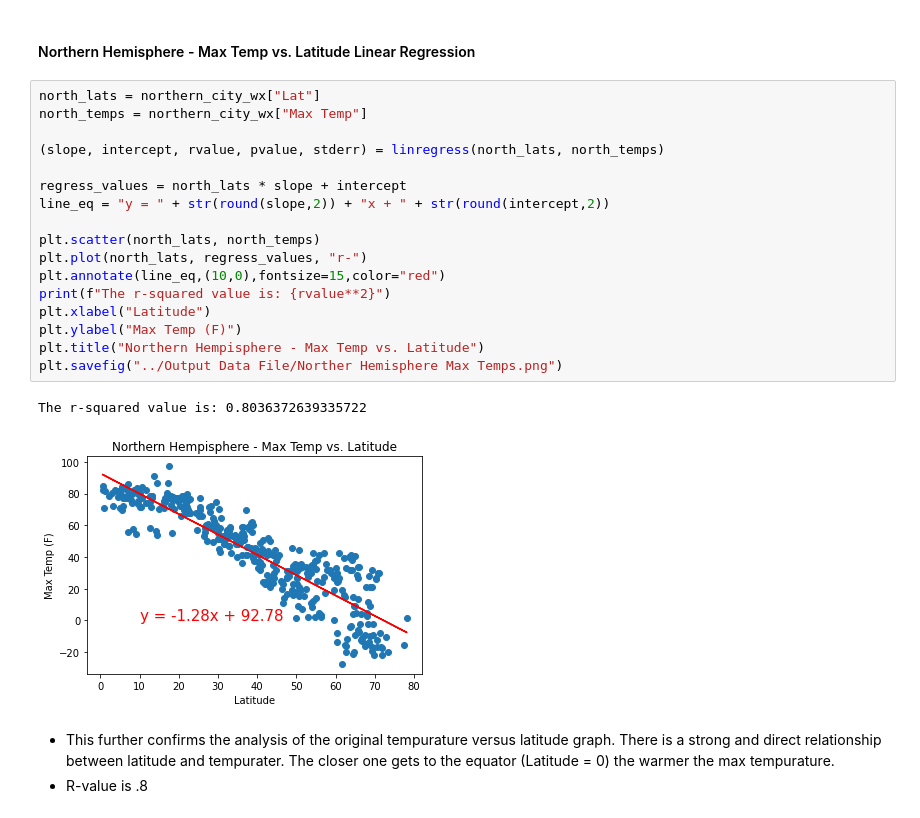
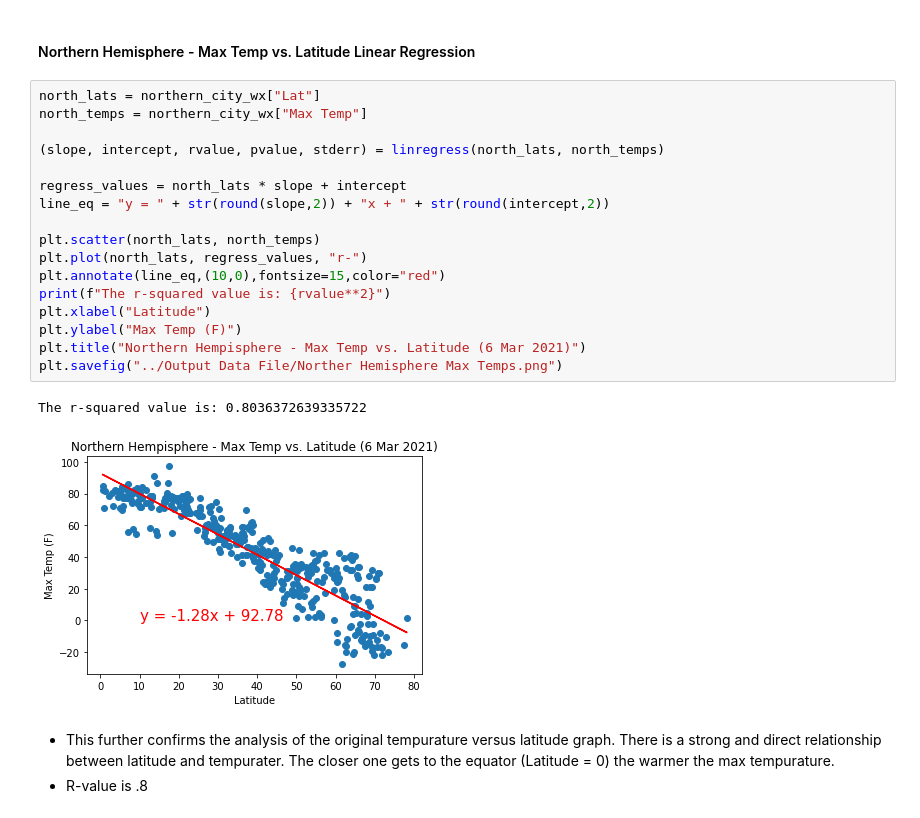
Before and after one commit to ccgrace/python-api-challenge, a Jupyter notebook: WeatherPy/WeatherPy.ipynb, the cells around one changed output. Drawn from its saved outputs; the diff is of its cells as text.

Commit message:
minor updates adding dates to graphs.

```diff
--- a/WeatherPy/WeatherPy.ipynb
+++ b/WeatherPy/WeatherPy.ipynb
@@ -264,23 +264,23 @@ southern_city_wx = city_wx[city_wx["Lat"]<0]
 # %%
 north_lats = northern_city_wx["Lat"]
 north_temps = northern_city_wx["Max Temp"]
 
 (slope, intercept, rvalue, pvalue, stderr) = linregress(north_lats, north_temps)
 
 regress_values = north_lats * slope + intercept
 line_eq = "y = " + str(round(slope,2)) + "x + " + str(round(intercept,2))
 
 plt.scatter(north_lats, north_temps)
 plt.plot(north_lats, regress_values, "r-")
 plt.annotate(line_eq,(10,0),fontsize=15,color="red")
 print(f"The r-squared value is: {rvalue**2}")
 plt.xlabel("Latitude")
 plt.ylabel("Max Temp (F)")
-plt.title("Northern Hempisphere - Max Temp vs. Latitude")
+plt.title("Northern Hempisphere - Max Temp vs. Latitude (6 Mar 2021)")
 plt.savefig("../Output Data File/Norther Hemisphere Max Temps.png")
 # %% [output]
 The r-squared value is: 0.8036372639335722
-[figure, old version]
+[figure, new version]
 # %% [markdown]
 - This further confirms the analysis of the original tempurature versus latitude graph. There is a strong and direct relationship between latitude and tempurater. The closer one gets to the equator (Latitude = 0) the warmer the max tempurature.
 - R-value is .8
```
Also changed, not shown: parts of 11 cells of this notebook, 8 other files.
